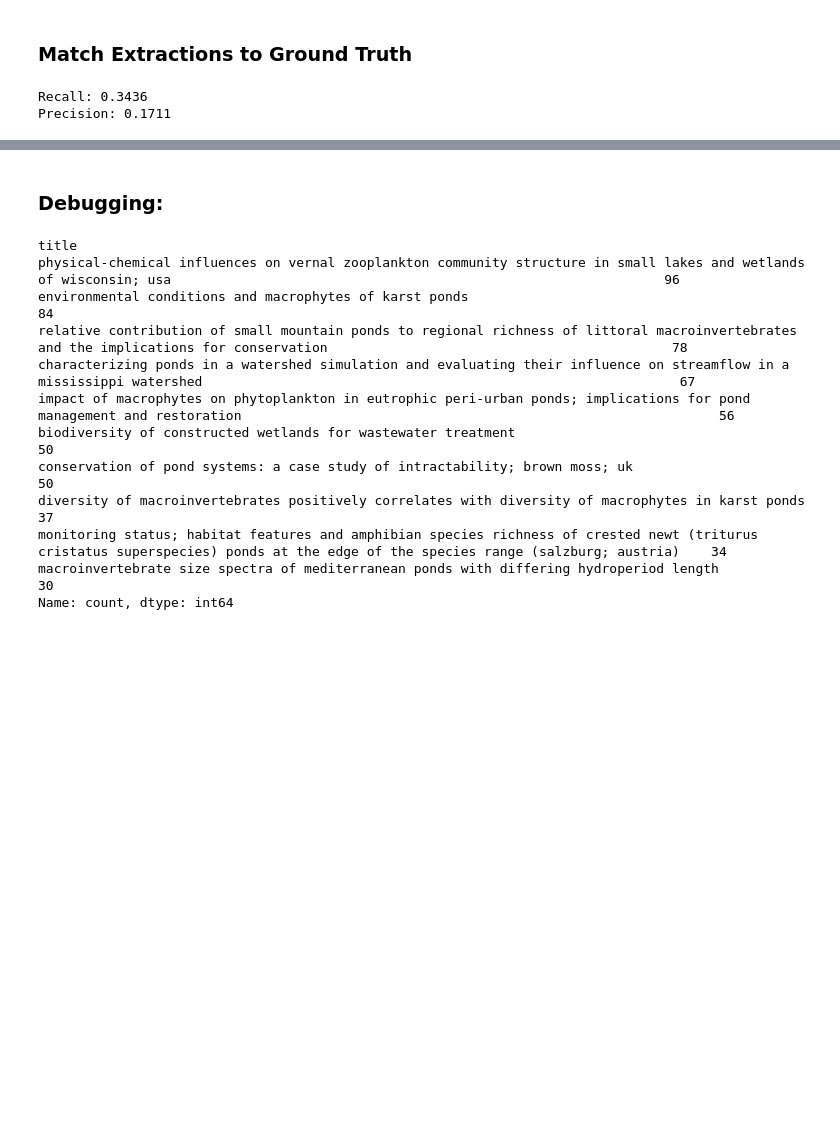
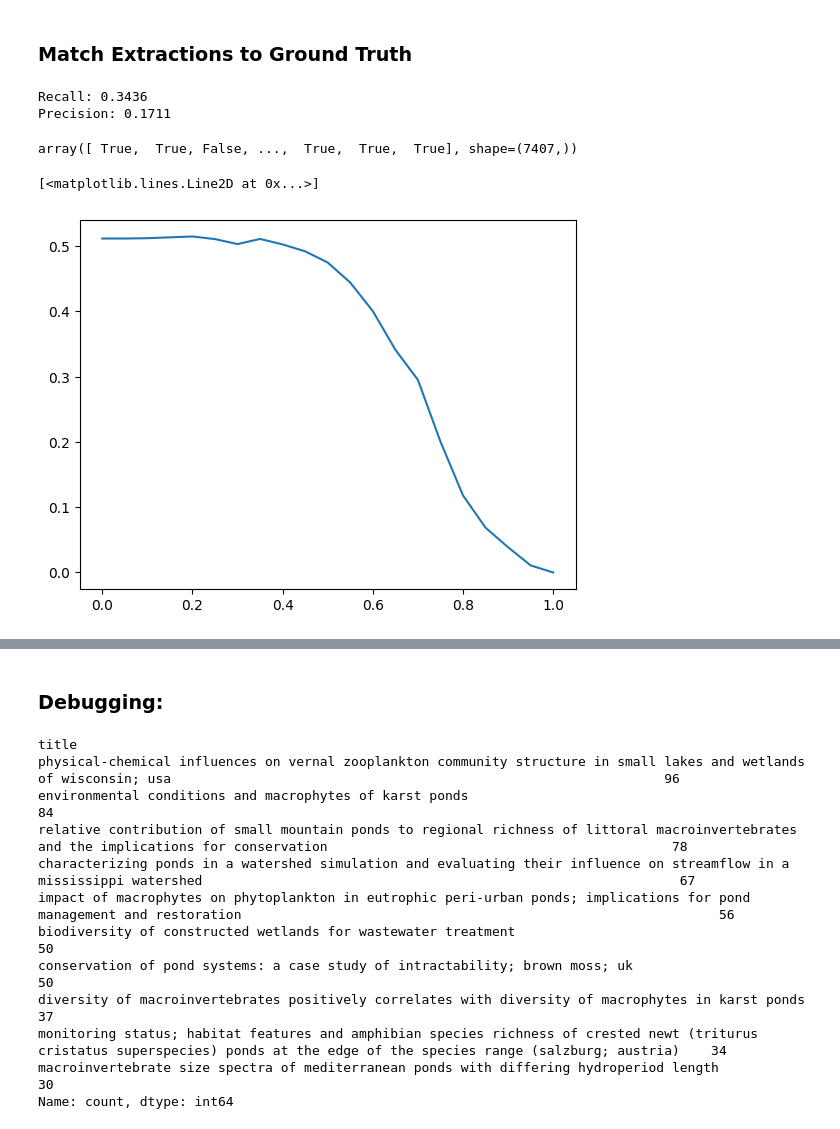
Before and after one commit to kevinqnb/scholarlm, a Jupyter notebook: examples/pond_extraction.ipynb, the cells around one changed output, grey strips where cells are left out. Saved outputs shown, nothing was run; the diff lists cells and outputs as text; code cells hidden in the pictures; blank space fills up the shorter version.

```diff
--- a/examples/pond_extraction.ipynb
+++ b/examples/pond_extraction.ipynb
@@ -201,9 +208,9 @@ attribute_precision
 # Load experiment results
 # ---------------------------------
 
-#experiment_data_path = "../data/experiments/2026_03_04/pond_judged_combined.json"
+experiment_data_path = "../data/experiments/2026_03_04/pond_judged_combined.json"
 #experiment_data_path = "../data/experiments/pond_ten/extraction/gpt-oss-120b/2026_04_14/final.json"
-experiment_data_path = "../data/experiments/pond_ten/ablations/ablation3/gemma-3-27b/2026_04_15/final.json"
+#experiment_data_path = "../data/experiments/pond_ten/ablations/ablation3/gemma-3-27b/2026_04_15/final.json"
 
 #experiment_data_path = "../data/experiments/pond_ten/judge/gemma-3-27b/2026_04_14/combined/combined.json"
 #experiment_data_path = "../data/experiments/pond_ten/ablations/ablation1/gemma_3_27b/2026_04_14/judge/combined/combined.json"
@@ -292,0 +325,4 @@ Precision: 0.1711
+# %%
+extracted_df['judgement_combined'].to_numpy()
+# %% [output]
+array([ True,  True, False, ...,  True,  True,  True], shape=(7407,))
@@ -292,0 +331,24 @@ Precision: 0.1711
+# %%
+judge_baseline = extracted_df['judgement_combined'].to_numpy()
+recoveries = []
+agreements = []
+jaccards = []
+cohens = []
+fuzzy_thresholds = np.linspace(0,1,21)
+for f_threshold in fuzzy_thresholds:
+    gt_edge_exists = np.zeros(len(ground_truth_df), dtype = bool)
+    ex_edge_exists = np.zeros(len(extracted_df), dtype = bool)
+    for i, (gt_idx, ex_idx) in enumerate(edges):
+        if weights[i] > f_threshold:
+            gt_edge_exists[gt_idx] = True
+            ex_edge_exists[ex_idx] = True
+
+    recoveries.append(np.mean(gt_edge_exists))
+    agreements.append(np.sum(ex_edge_exists & judge_baseline)/np.sum(ex_edge_exists))
+    jaccards.append(np.sum(ex_edge_exists & judge_baseline)/np.sum(ex_edge_exists | judge_baseline))
+    cohens.append(cohen_kappa_score(ex_edge_exists, judge_baseline))
+# %%
+plt.plot(fuzzy_thresholds, jaccards)
+# %% [output]
+[<matplotlib.lines.Line2D at 0x...>]
+[figure, added]
```
Also changed, not shown: parts of 9 cells of this notebook, 8 other files.
